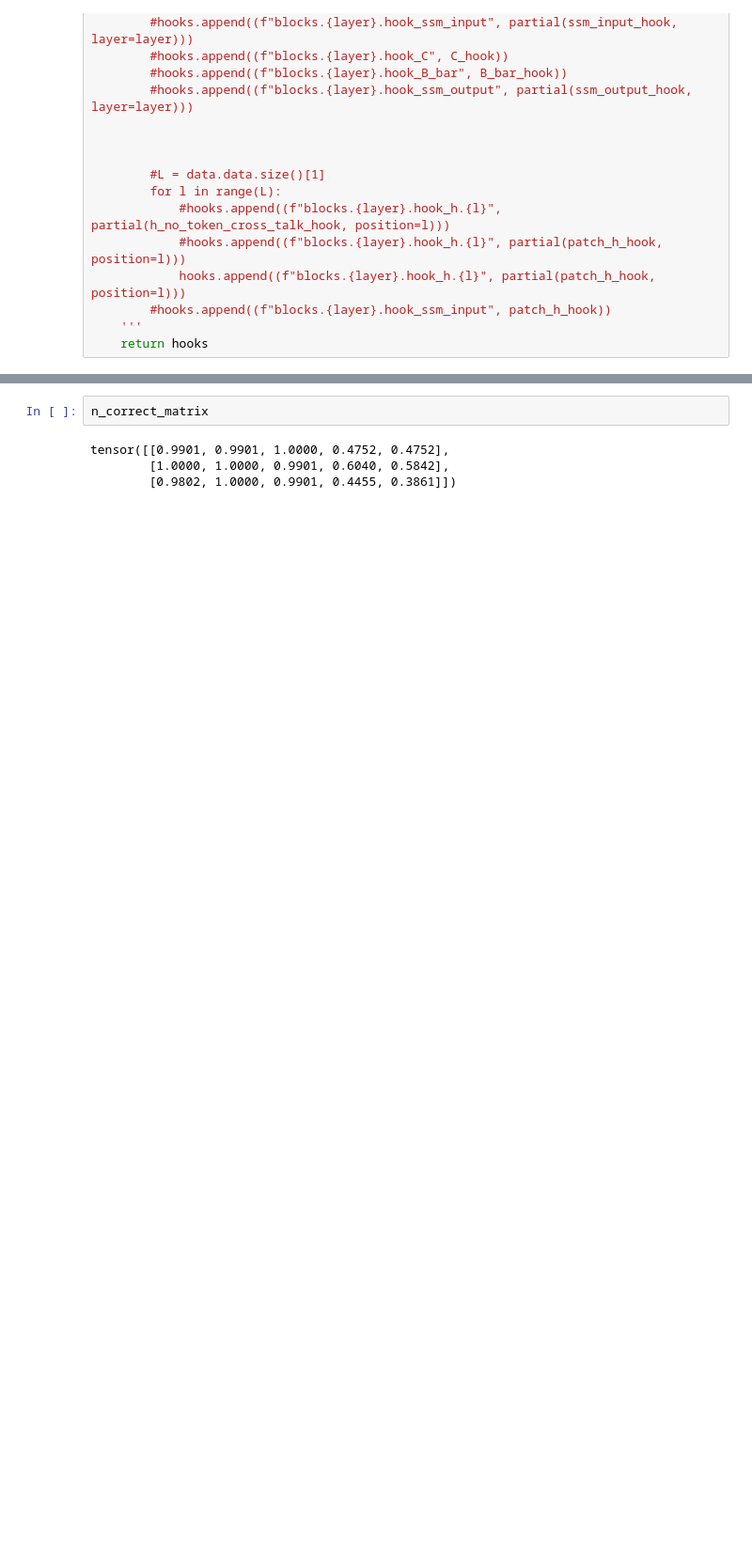
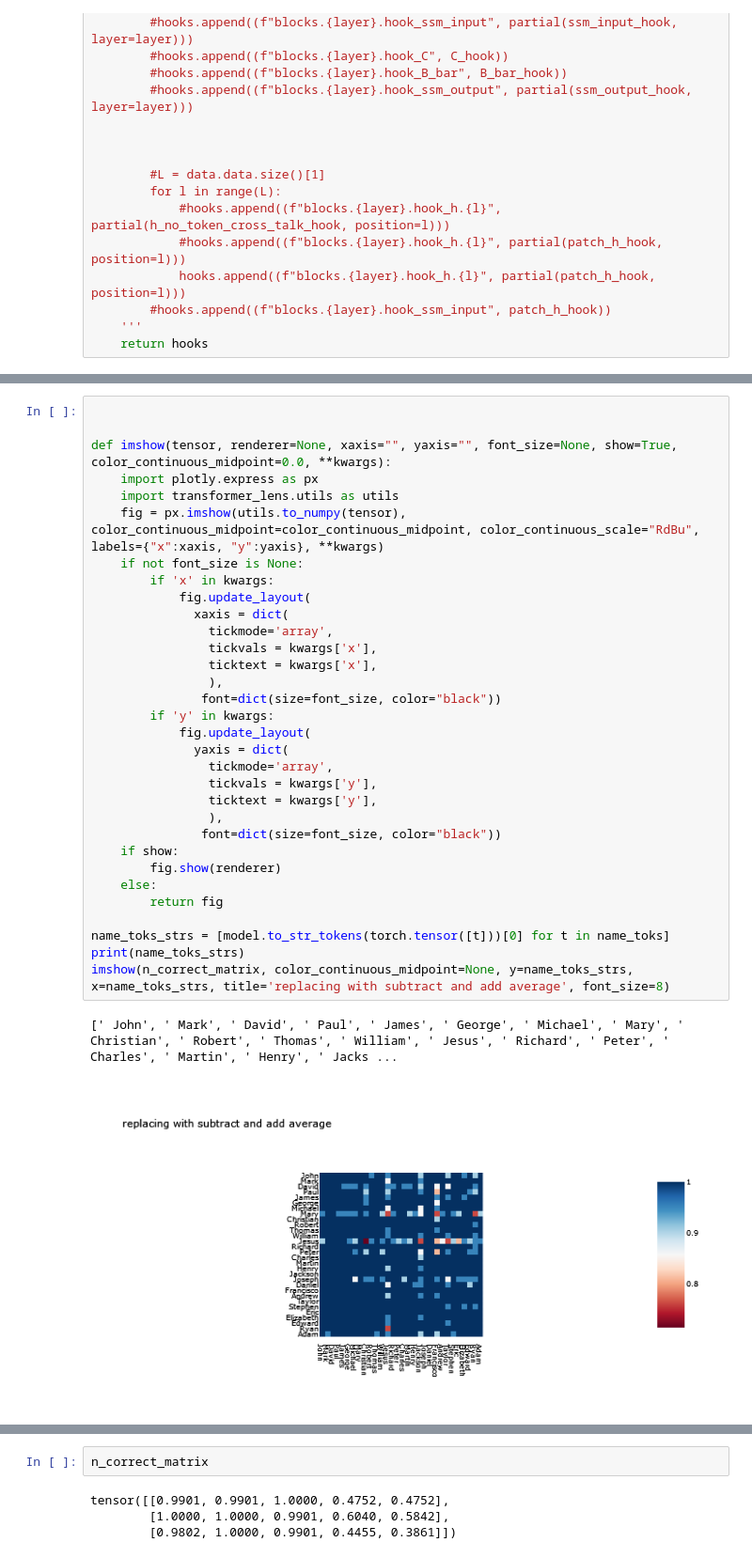
Before and after one commit to Phylliida/mamba_interp, a Jupyter notebook: IOI Patching.ipynb, the cells around one changed output, grey strips where cells are left out. Shown at 94% size. Saved outputs shown, nothing was run; the diff lists cells and outputs as text; blank space fills up the shorter version.

```diff
--- a/IOI Patching.ipynb
+++ b/IOI Patching.ipynb
@@ -649 +968,36 @@ imshow(n_correct_matrix, color_continuous_midpoint=None, y=[0,1,2], title='repla
+# %%
+
+
+def imshow(tensor, renderer=None, xaxis="", yaxis="", font_size=None, show=True, color_continuous_midpoint=0.0, **kwargs):
+    import plotly.express as px
+    import transformer_lens.utils as utils
+    fig = px.imshow(utils.to_numpy(tensor), color_continuous_midpoint=color_continuous_midpoint, color_continuous_scale="RdBu", labels={"x":xaxis, "y":yaxis}, **kwargs)
+    if not font_size is None:
+        if 'x' in kwargs:
+            fig.update_layout(
+              xaxis = dict(
+                tickmode='array',
+                tickvals = kwargs['x'],
+                ticktext = kwargs['x'],
+                ),
+               font=dict(size=font_size, color="black"))
+        if 'y' in kwargs:
+            fig.update_layout(
+              yaxis = dict(
+                tickmode='array',
+                tickvals = kwargs['y'],
+                ticktext = kwargs['y'],
+                ),
+               font=dict(size=font_size, color="black"))
+    if show:
+        fig.show(renderer)
+    else:
+        return fig
+
+name_toks_strs = [model.to_str_tokens(torch.tensor([t]))[0] for t in name_toks]
+print(name_toks_strs)
+imshow(n_correct_matrix, color_continuous_midpoint=None, y=name_toks_strs, x=name_toks_strs, title='replacing with subtract and add average', font_size=8)
+# %% [output]
+[' John', ' Mark', ' David', ' Paul', ' James', ' George', ' Michael', ' Mary', ' Christian', ' Robert', ' Thomas', ' William', ' Jesus', ' Richard', ' Peter', ' Charles', ' Martin', ' Henry', ' Jacks ...
+[figure, added]
 # %%
```
Also changed, not shown: parts of 11 cells of this notebook.
